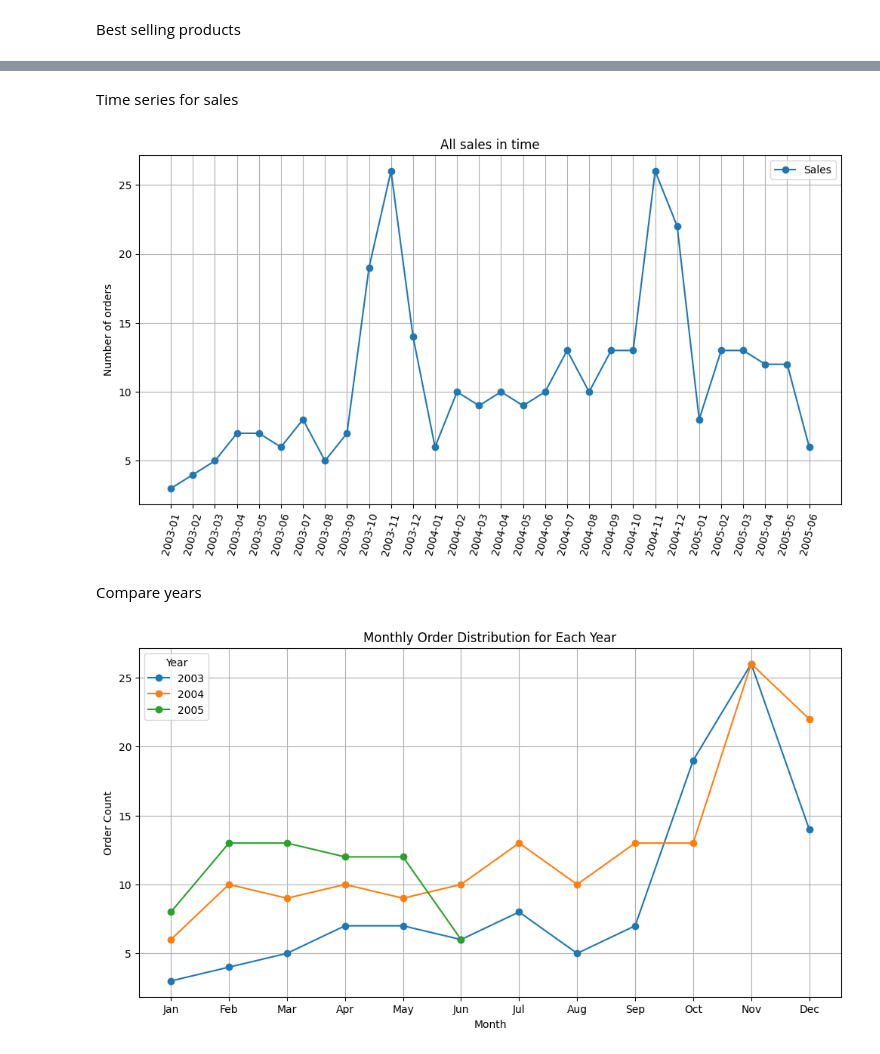
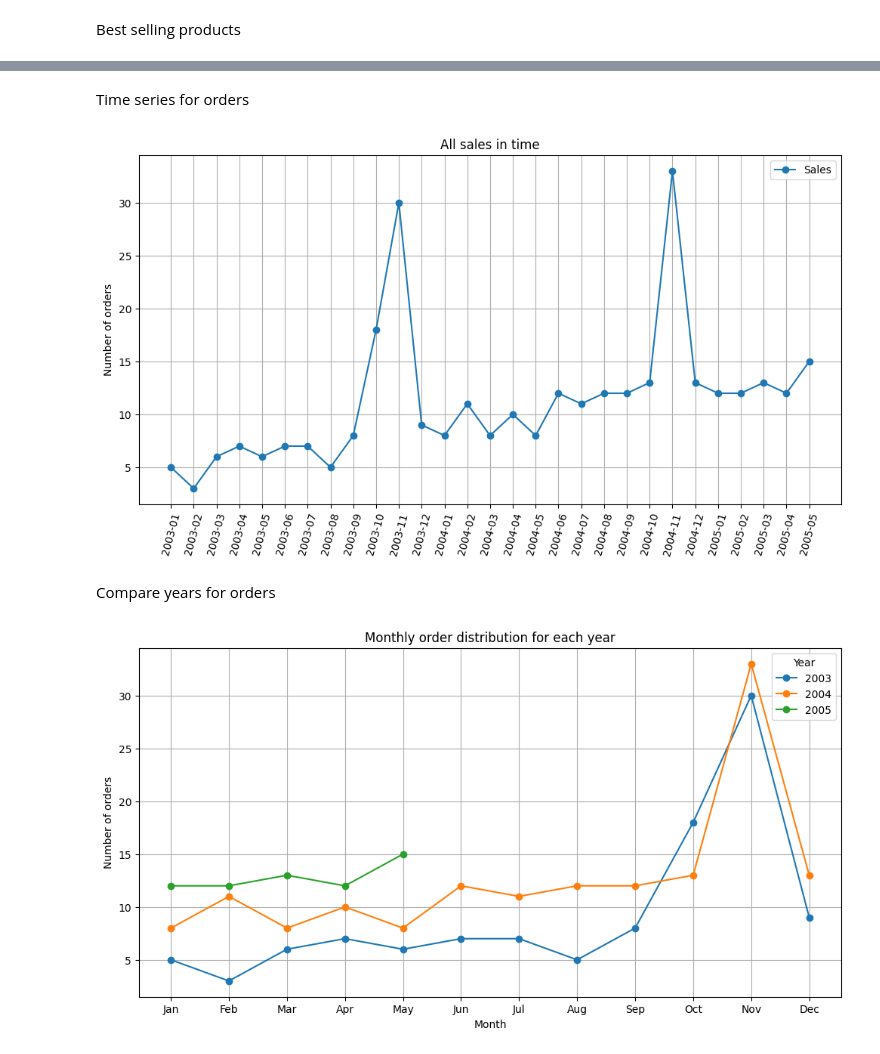
Before and after one commit to OgrodowskiJedrzej/Sales-Analysis, a Jupyter notebook: main.ipynb, the cells around one changed output, grey strips where cells are left out. Saved outputs shown, nothing was run; the diff lists cells and outputs as text; code cells hidden in the pictures.

```diff
--- a/main.ipynb
+++ b/main.ipynb
@@ -118,49 +200,49 @@ Distribution of categories
 # %% [markdown]
-Time series for sales
+Time series for orders
 # %%
 # We get date in format Year - Month
 salesInTime = pd.read_sql(
     """
     SELECT
         COUNT(orderNumber) AS orderCount,
-        DATE_FORMAT(requiredDate, '%Y-%m') AS date
+        DATE_FORMAT(orderDate, '%Y-%m') AS date
     FROM orders
     GROUP BY date
     ORDER BY date
     """, connector)
 
-# Visualisation of sales in time
+# Visualization of sales in time
 plt.figure(figsize=(12,6))
 plt.plot(salesInTime["date"], salesInTime["orderCount"], marker='o',label="Sales")
+plt.title("All sales in time")
+plt.xlabel(None)
+plt.ylabel("Number of orders")
 plt.xticks(rotation=75)
-plt.title("All sales in time")
-plt.xlabel("")
-plt.ylabel("Number of orders")
 plt.legend()
 plt.grid(True)
 plt.show()
 # %% [output]
-[figure, old version]
+[figure, new version]
 # %% [markdown]
-Compare years
+Compare years for orders
 # %%
-salesInTime['date'] = pd.to_datetime(salesInTime['date'], format='%Y-%m')
+salesInTime['date'] = pd.to_datetime(salesInTime['date'], format='%Y-%m')   # Reformat date
+# Divide date column into year and month columns
 salesInTime['year'] = salesInTime['date'].dt.year
 salesInTime['month'] = salesInTime['date'].dt.month
 salesInTimeByYears = salesInTime.pivot(index='month', columns='year', values='orderCount')
 
+# Visualization of monthly order distribution for each year
 plt.figure(figsize=(12, 6))
-
 for year in salesInTimeByYears.columns:
     plt.plot(salesInTimeByYears.index, salesInTimeByYears[year], marker='o', label=year)
-
+plt.title('Monthly order distribution for each year')
 plt.xlabel('Month')
-plt.ylabel('Order Count')
-plt.title('Monthly Order Distribution for Each Year')
-plt.legend(title='Year')
+plt.ylabel('Number of orders')
 plt.xticks(ticks=range(1, 13), labels=[
            'Jan', 'Feb', 'Mar', 'Apr', 'May', 'Jun', 'Jul', 'Aug', 'Sep', 'Oct', 'Nov', 'Dec'])
+plt.legend(title='Year')
 plt.grid(True)
 plt.show()
 # %% [output]
-[figure, old version]
+[figure, new version]
```
Also changed, not shown: parts of 9 cells of this notebook.
